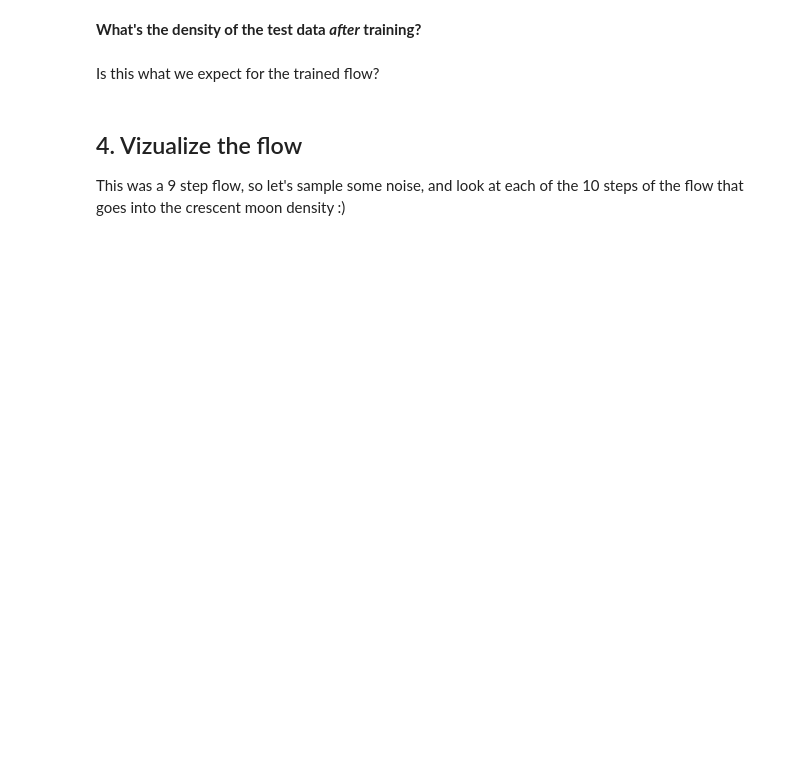
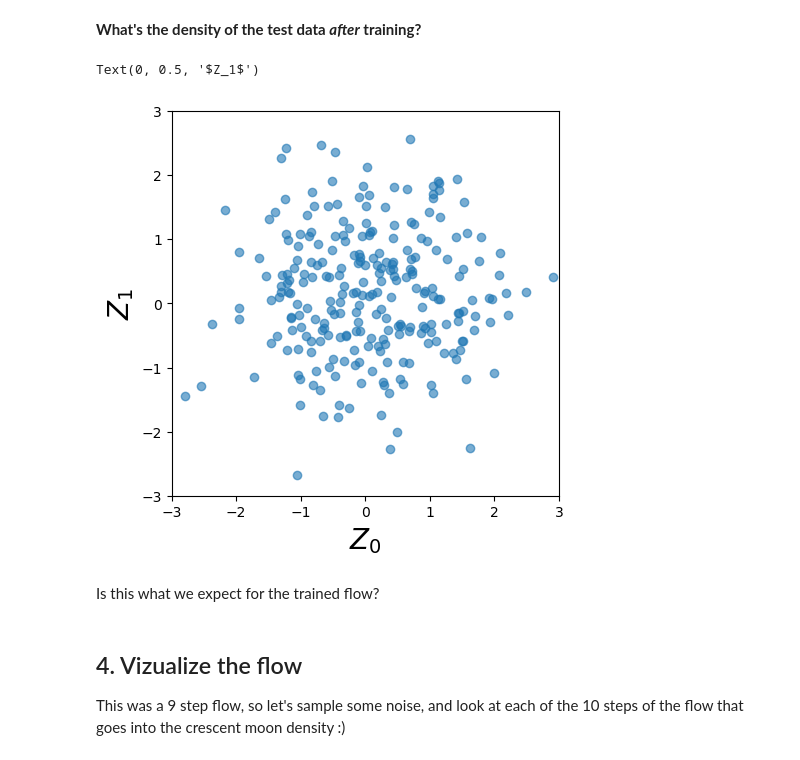
Before and after one commit to LauraPereiraSanchez/Real_NVP_ATLAS-HH, a Jupyter notebook: Real-NVP-tutorial.ipynb, the cells around one changed output. Saved outputs shown, nothing was run; the diff lists cells and outputs as text; code cells hidden in the pictures; blank space fills up the shorter version.

```diff
--- a/Real-NVP-tutorial.ipynb
+++ b/Real-NVP-tutorial.ipynb
@@ -115,7 +115,12 @@ class CouplingLayer(nn.Module):
         - `num_hidden` units / hidden layer
         - ReLU activation
         '''
-        self.t_net =
+        self.t_net = nn.Sequential(
+            nn.Linear(num_inputs, num_hidden), nn.ReLU(),  # First hidden layer
+            nn.Linear(num_hidden, num_hidden), nn.ReLU(),  # Second hidden layer
+            nn.Linear(num_hidden, num_inputs)              # Output layer
+
+        )
 
     def forward(self, inputs,  mode='forward'):
         '''
@@ -135,10 +140,10 @@ class CouplingLayer(nn.Module):
             TO DO (Q2): Implement the transformation
             '''
 
-            log_s =
-            s =
-            t =
-            out =
+            log_s = self.log_s_net(masked_inputs)
+            s = torch.exp(log_s)
+            t = self.t_net(masked_inputs)
+            out = s * inputs + t
 
             return out, log_s.sum(-1, keepdim=True)
 
@@ -151,7 +156,7 @@ class CouplingLayer(nn.Module):
             '''
             TO DO (Q3): Implement the Jacobian
             '''
-            log_jacob =
+            log_jacob = -log_s.sum(-1, keepdim=True)  # Negative sum of log_s because we are in inverse mode
 
             return (inputs - t) / s, log_jacob
 # %% [markdown]
@@ -226,8 +233,7 @@ class FlowSequential(nn.Sequential):
 
     def log_probs(self, inputs):
         u, log_jacob = self(inputs,mode='reverse')
-
-        log_probs = (-0.5 * u.pow(2) - 0.5 * torch.log(2 * torch.pi)).sum(-1, keepdim=True)
+        log_probs = (-0.5 * u.pow(2) - 0.5 * torch.log(torch.tensor(2 * torch.pi, device=u.device))).sum(-1, keepdim=True)
         return (log_probs + log_jacob).sum(-1, keepdim=True)
 
     def sample(self, num_samples=None, noise=None):
@@ -431,20 +518,24 @@ plt.show()
 # %%
 '''
 TO DO (Q5): Get the (2d) density of the test data
 '''
 
 with torch.no_grad():
-    Z_test =
+    Z_test, _ = model(next(iter(test_loader)).to(device), mode='reverse')
 
 plt.figure(figsize=(5,5))
 
-plt.scatter(*Z_test.T)
+plt.scatter(*Z_test.cpu().numpy().T, alpha=0.6)  # Move tensor to CPU before converting to NumPy
+#plt.scatter(*Z_test.T)
 
 plt.xlim(-3,3)
 plt.ylim(-3,3)
 
 plt.xlabel('$Z_0$',fontsize=20)
 plt.ylabel('$Z_1$',fontsize=20)
+# %% [output]
+Text(0, 0.5, '$Z_1$')
+[figure, added]
 # %% [markdown]
 Is this what we expect for the trained flow?
 # %% [markdown]
```
Also changed, not shown: parts of 8 cells of this notebook.
